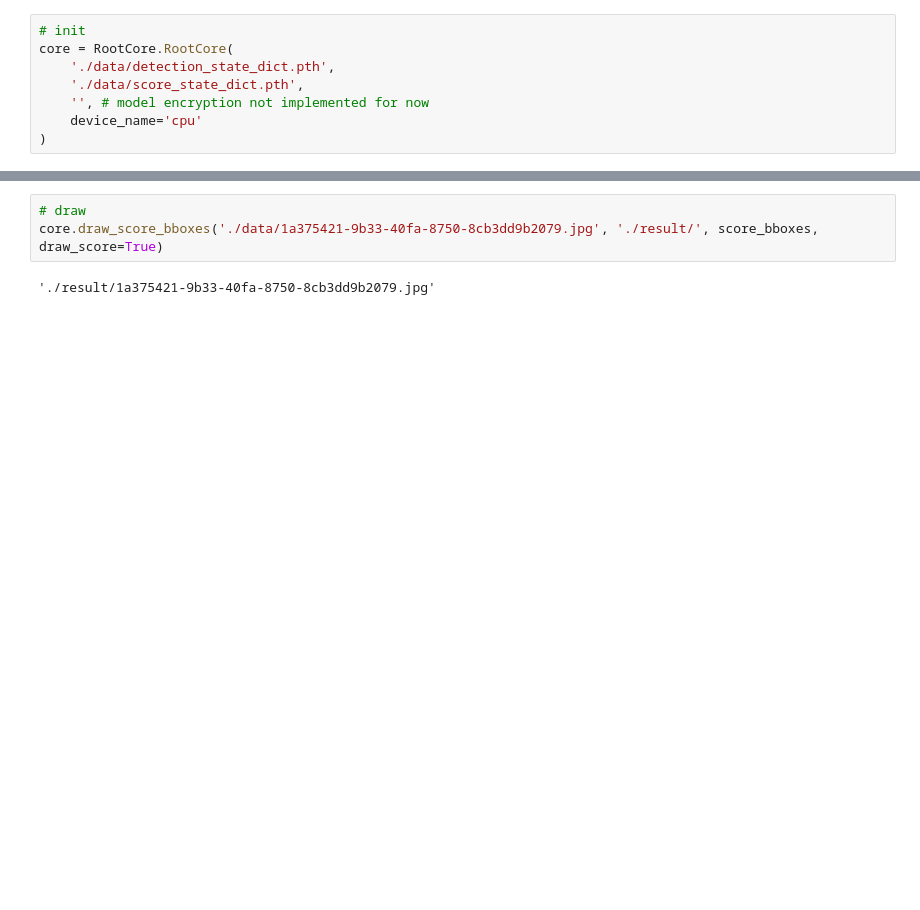
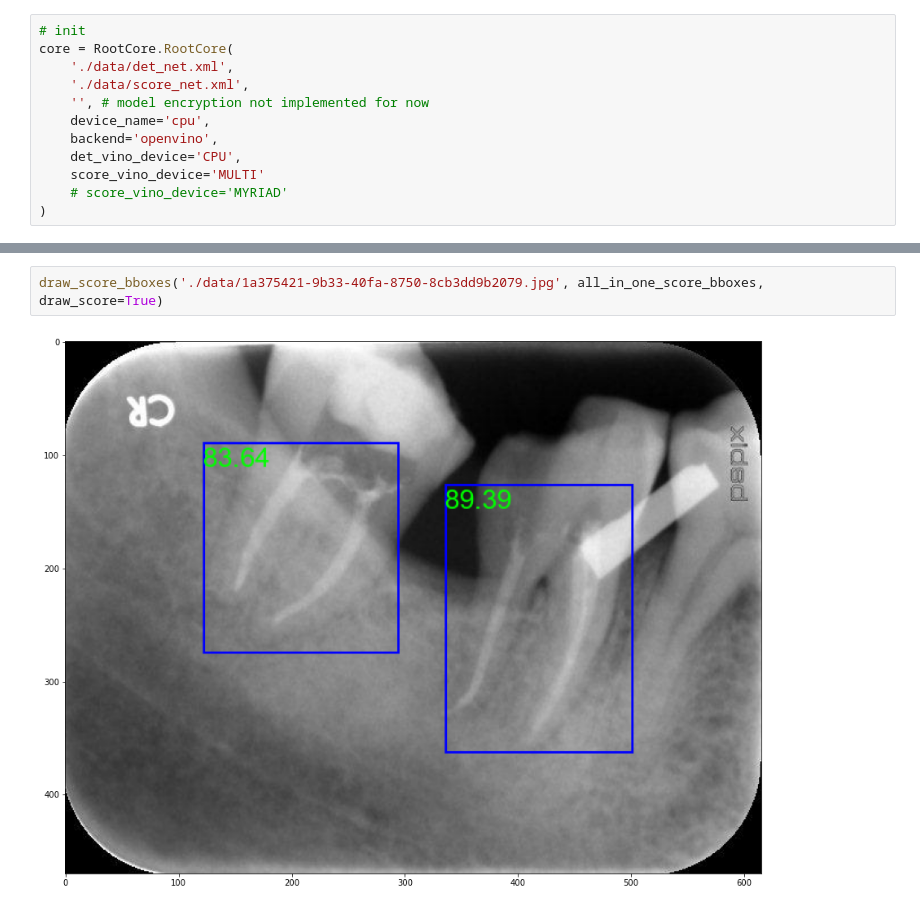
Before and after one commit to Orientsoft/root-server, a Jupyter notebook: core-test.ipynb, the cells around one changed output, grey strips where cells are left out. Cells and saved outputs as stored; diff of their text form; blank space fills up the shorter version.

Commit message:
openvino support

```diff
--- a/core-test.ipynb
+++ b/core-test.ipynb
@@ -3,8 +9,12 @@ from core import RootCore
 # %%
 # init
 core = RootCore.RootCore(
-    './data/detection_state_dict.pth',
-    './data/score_state_dict.pth',
+    './data/det_net.xml',
+    './data/score_net.xml',
     '', # model encryption not implemented for now
-    device_name='cpu'
+    device_name='cpu',
+    backend='openvino',
+    det_vino_device='CPU',
+    score_vino_device='MULTI'
+    # score_vino_device='MYRIAD'
 )
@@ -30,5 +86,4 @@ print(all_in_one_score_bboxes)
 # %%
-# draw
-core.draw_score_bboxes('./data/1a375421-9b33-40fa-8750-8cb3dd9b2079.jpg', './result/', score_bboxes, draw_score=True)
+draw_score_bboxes('./data/1a375421-9b33-40fa-8750-8cb3dd9b2079.jpg', all_in_one_score_bboxes, draw_score=True)
 # %% [output]
-'./result/1a375421-9b33-40fa-8750-8cb3dd9b2079.jpg'
+[figure, added]
```
Also changed, not shown: parts of 7 cells of this notebook, 10 other files.
